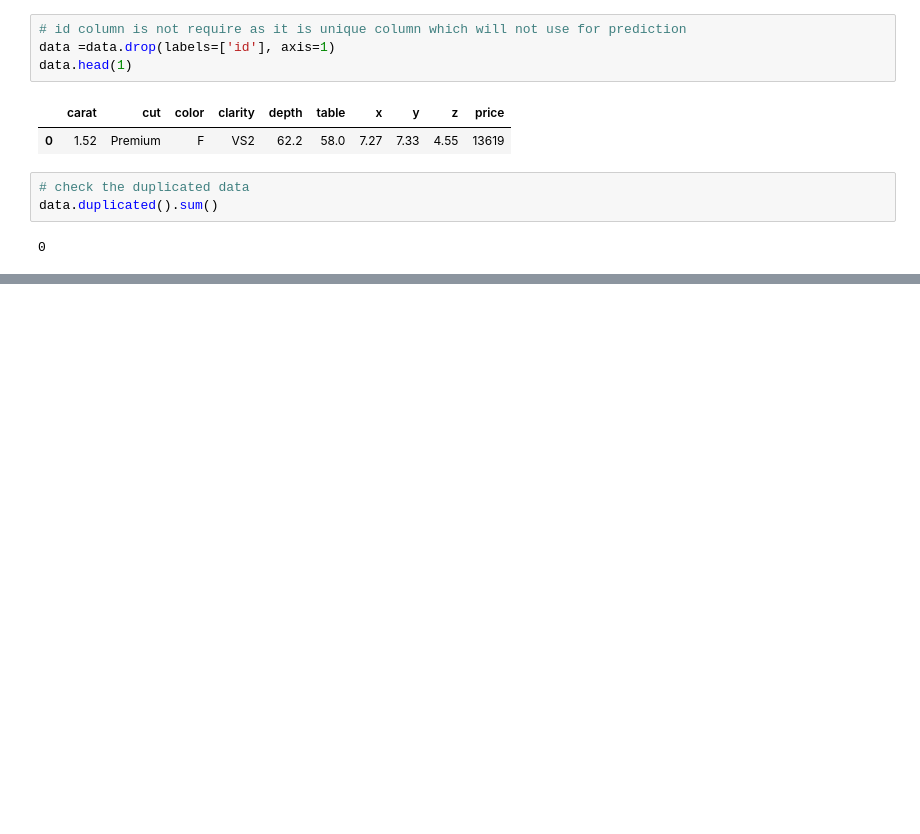
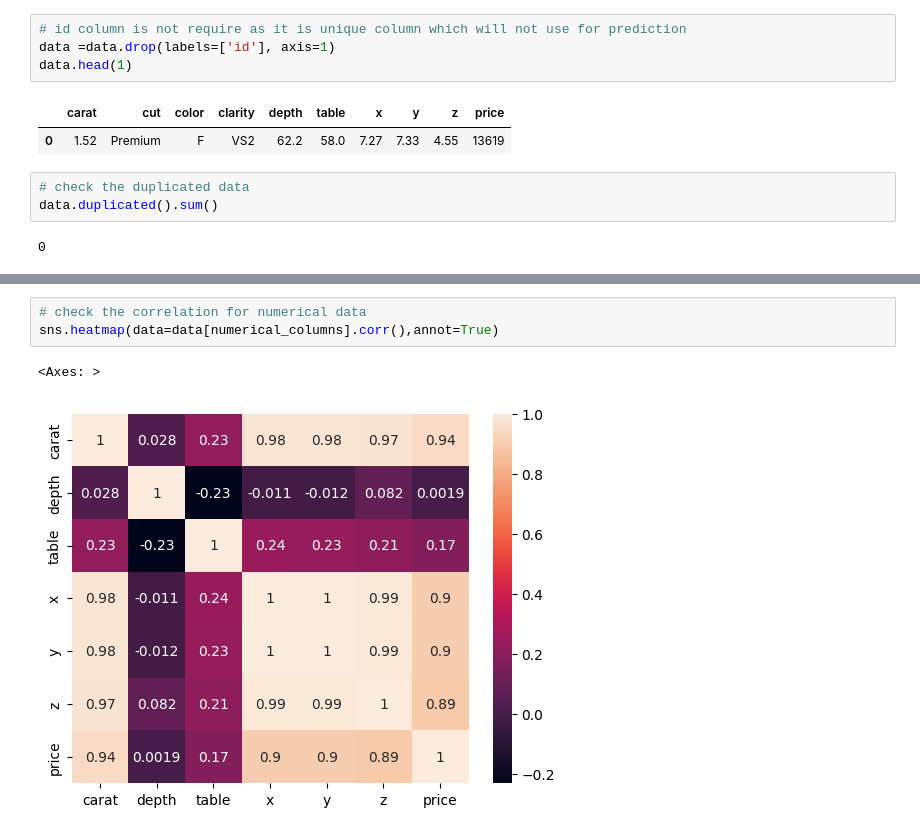
Before and after one commit to shraddhakapse/mlprojects, a Jupyter notebook: notebook/EDA.ipynb, the cells around one changed output, grey strips where cells are left out. Saved outputs shown, nothing was run; the diff lists cells and outputs as text; blank space fills up the shorter version.

```diff
--- a/notebook/EDA.ipynb
+++ b/notebook/EDA.ipynb
@@ -75,0 +118,6 @@ here are my categorical columns Index([], dtype='object')
+# %%
+# check the correlation for numerical data
+sns.heatmap(data=data[numerical_columns].corr(),annot=True)
+# %% [output]
+<Axes: >
+[figure, added]
```
Also changed, not shown: parts of 19 cells of this notebook, 1 other file.
